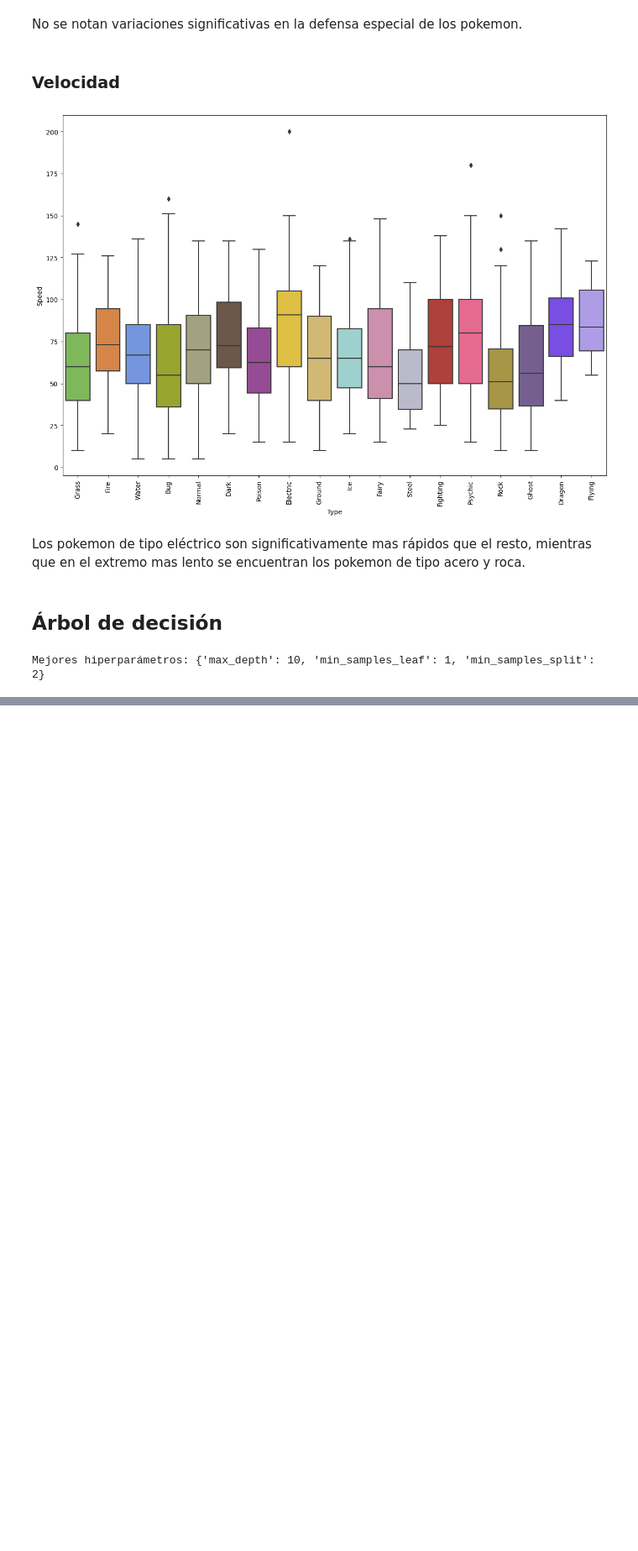
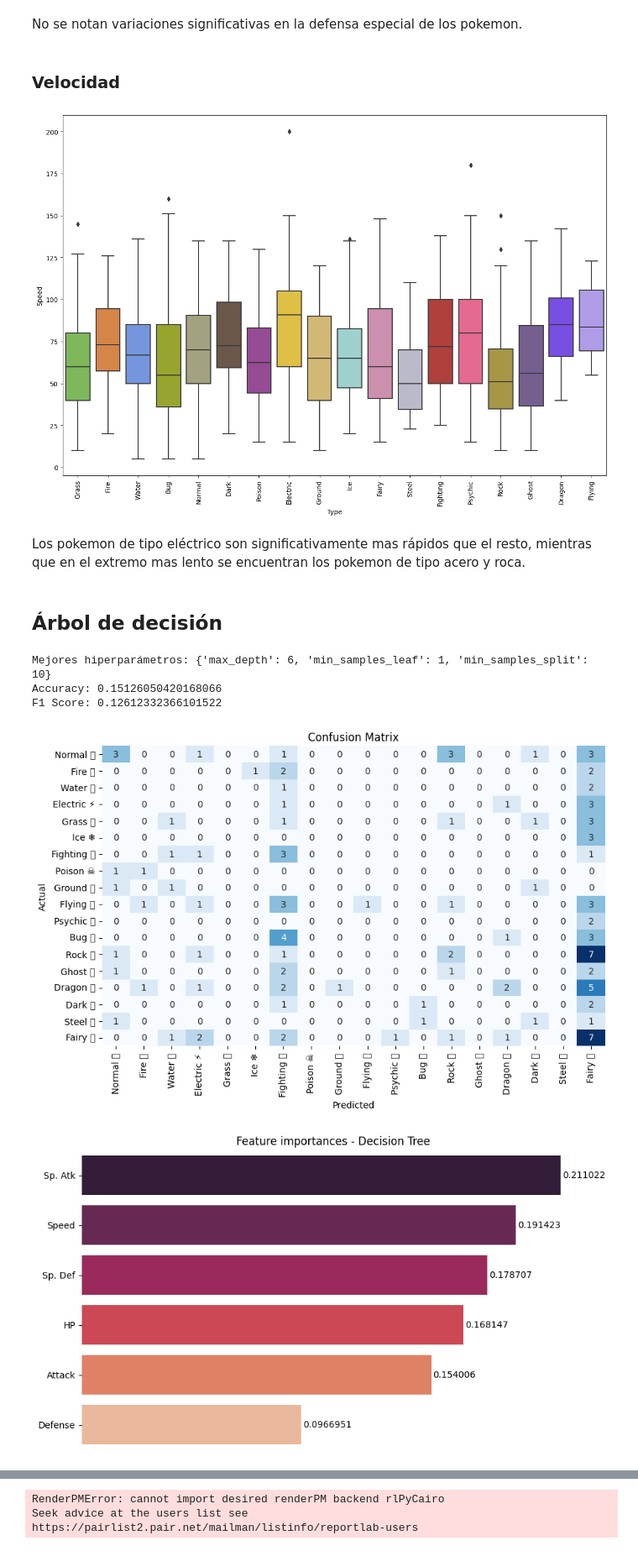
Before and after one commit to GuidoLorenzetti/TP, a Jupyter notebook: TP2/pokemon/pokemon.ipynb, the cells around one changed output, grey strips where cells are left out. Shown at 84% size. Cells and saved outputs as stored; diff of their text form; code cells hidden in the pictures; blank space fills up the shorter version.

Commit message:
continuación arbol pokemon

```diff
--- a/TP2/pokemon/pokemon.ipynb
+++ b/TP2/pokemon/pokemon.ipynb
@@ -185,6 +189,7 @@ clases_pokemon_con_emojis = {
 # %%
 x = np.array(pokedex[['HP', 'Attack', 'Defense', 'Sp. Atk', 'Sp. Def', 'Speed']])
 y = np.array(pokedex['Type'])
+x_train, x_test, y_train, y_test = train_test_split(x, y, test_size=0.1, random_state=42)
 
 param_grid = {
     'max_depth': [x for x in range(5, 16)],
@@ -195,13 +200,13 @@ param_grid = {
 tree_clf = DecisionTreeClassifier(random_state=42)
 
 grid_search = GridSearchCV(tree_clf, param_grid, cv=5, n_jobs=-1)
-grid_search.fit(x, y)
+grid_search.fit(x_train, y_train)
 
 best_params = grid_search.best_params_
 print("Mejores hiperparámetros:", best_params)
 
 best_tree_clf = DecisionTreeClassifier(max_depth=best_params['max_depth'], min_samples_leaf=best_params['min_samples_leaf'], random_state=42)
-best_tree_clf.fit(x, y)
+best_tree_clf.fit(x_train, y_train)
 
 export_graphviz(best_tree_clf, out_file="pokemon_best.dot",
                 feature_names=['HP', 'Attack', 'Defense', 'Sp. Atk', 'Sp. Def', 'Speed'],
@@ -234,33 +239,73 @@ with open("pokemon_best.dot") as dot_file:
 dot_data = '\n'.join(dot_lines)
 
 with open("pokemon_best.dot", "w", encoding="utf-8") as dot_file:
     dot_file.write(dot_data)
 
 # Ruta al archivo DOT de entrada
 input_dot_file = "pokemon_best.dot"
 
 # Ruta al archivo SVG de salida
 output_svg_file = "output.svg"
 
 # Comando para generar el archivo SVG a partir del archivo DOT
 command = f"dot -T svg -o {output_svg_file} -Gsize=1600,800 {input_dot_file}"
 
 # Ejecutar el comando
 subprocess.call(command, shell=True)
 
 # Cambiar el tamaño de la imagen SVG directamente en el archivo
 
 with open(output_svg_file, 'r', encoding="utf-8") as svg_file:
     svg_content = svg_file.read()
 
 # Modificar el tamaño deseado (por ejemplo, 1600x800 píxeles)
 svg_content = svg_content.replace('width="54588pt" height="1431pt"', 'width="16000pt" height="500pt"')
 
 with open(output_svg_file, 'w', encoding="utf-8") as svg_file:
     svg_file.write(svg_content)
 
-# Mostrar la imagen SVG en Jupyter Notebook
+y_pred = best_tree_clf.predict(x_test)
+
+# Métricas
+accuracy = accuracy_score(y_test, y_pred)
+f1 = f1_score(y_test, y_pred, average='weighted')
+conf_matrix = confusion_matrix(y_test, y_pred)
+
+print("Accuracy:", accuracy)
+print("F1 Score:", f1)
+
+# Visualización de la matriz de confusión
+plt.figure(figsize=(10, 6))
+sns.heatmap(conf_matrix, annot=True, fmt='d', xticklabels=list(clases_pokemon_con_emojis.values()), yticklabels=list(clases_pokemon_con_emojis.values()), cmap='Blues', cbar=False)
+plt.xlabel('Predicted')
+plt.ylabel('Actual')
+plt.title('Confusion Matrix')
+plt.show()
+
+#Creamos un DF con dos columnas -> Caracteristica y ganacia de informacion
+features_df = pd.DataFrame({'features': ['HP', 'Attack', 'Defense', 'Sp. Atk', 'Sp. Def', 'Speed'], 'importances': best_tree_clf.feature_importances_ })
+
+# Ordeno en base a la importancia
+features_df_sorted = features_df.sort_values(by='importances', ascending=False)
+
+plt.figure(figsize=(10, 6))
+
+g = sns.barplot(data=features_df_sorted, x='importances', y ='features', palette="rocket")
+sns.despine(bottom = True, left = True)
+g.set_title('Feature importances - Decision Tree')
+g.set(xlabel=None)
+g.set(ylabel=None)
+g.set(xticks=[])
+for value in g.containers:
+    g.bar_label(value, padding=2)
+
+plt.show()
+
 SVG(output_svg_file)
 # %% [output]
-Mejores hiperparámetros: {'max_depth': 10, 'min_samples_leaf': 1, 'min_samples_split': 2}
+Mejores hiperparámetros: {'max_depth': 6, 'min_samples_leaf': 1, 'min_samples_split': 10}
+Accuracy: 0.15126050420168066
+F1 Score: 0.12612332366101522
+[figure, added]
+[figure, added]
 [drawing not drawn]
@@ -266,0 +315,17 @@ Mejores hiperparámetros: {'max_depth': 10, 'min_samples_leaf': 1, 'min_samples_
+# %%
+from svglib.svglib import svg2rlg
+from reportlab.graphics import renderPM
+
+# Ruta del archivo SVG de entrada y archivo PNG de salida
+input_svg = 'output.svg'
+output_png = 'tree-70-30.png'
+
+# Convertir SVG a ReportLab graphics
+drawing = svg2rlg(input_svg)
+
+# Guardar como archivo PNG
+renderPM.drawToFile(drawing, output_png, fmt="PNG")
+# %% [output]
+RenderPMError: cannot import desired renderPM backend rlPyCairo
+Seek advice at the users list see
+https://pairlist2.pair.net/mailman/listinfo/reportlab-users
```
Also changed, not shown: parts of 2 cells of this notebook, 2 other files.
